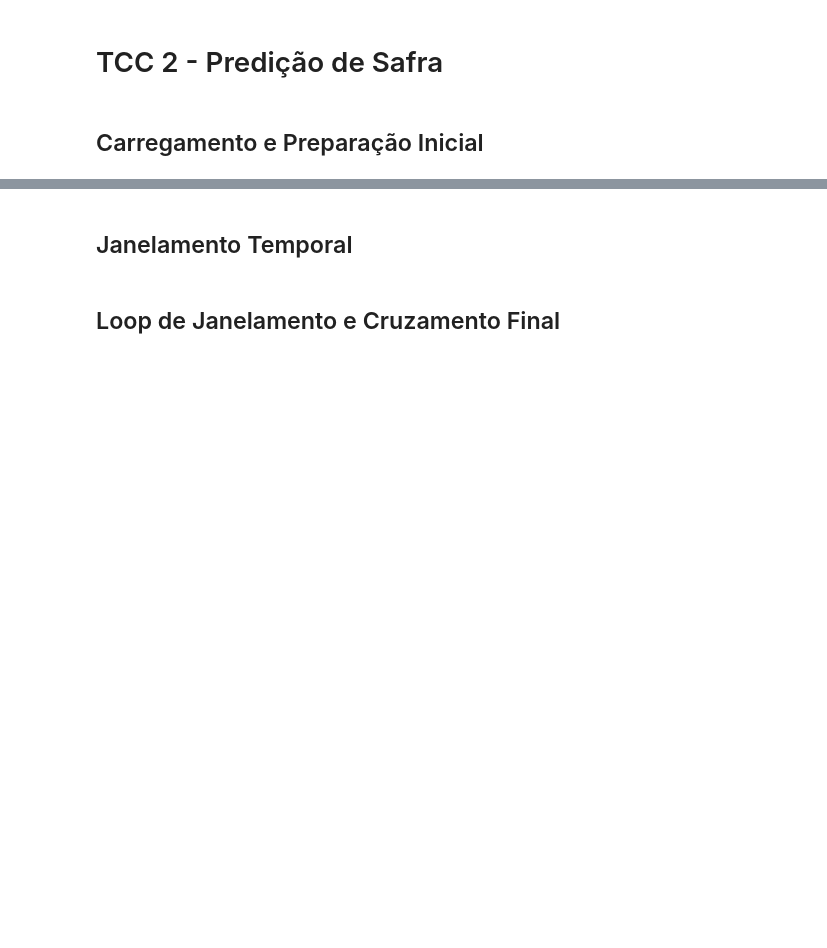
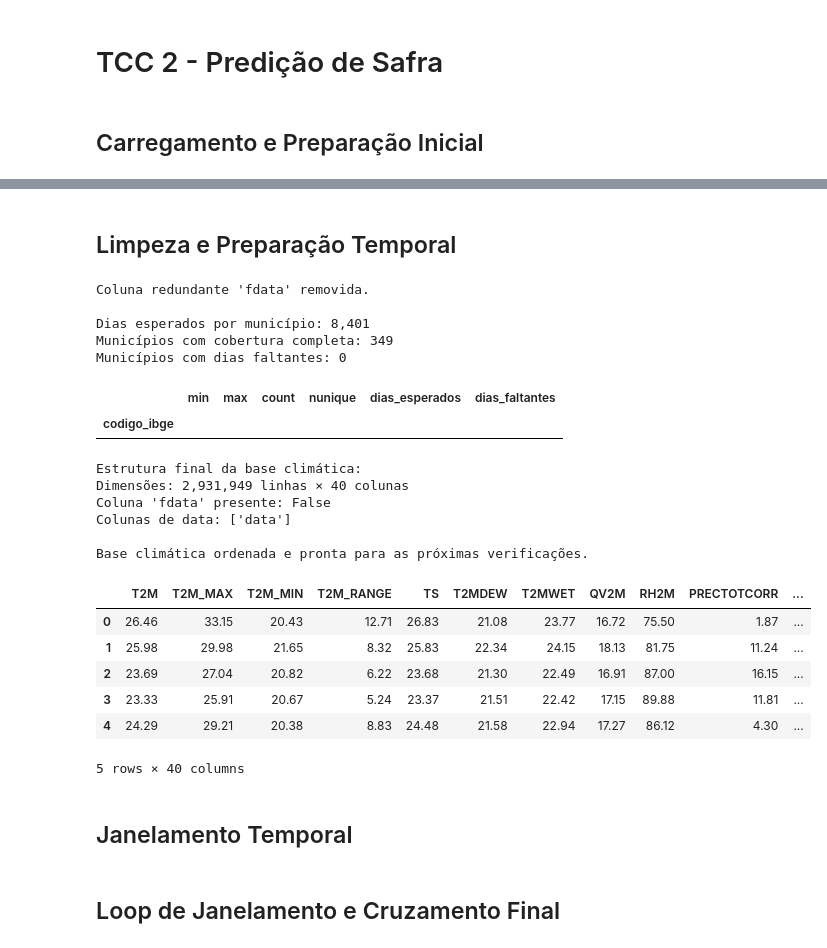
Before and after one commit to thiago-carbonera/Agroclimatology, a Jupyter notebook: Scripts/predicao_produtividade.ipynb, the cells around one changed output, grey strips where cells are left out. Saved outputs shown, nothing was run; the diff lists cells and outputs as text; code cells hidden in the pictures; blank space fills up the shorter version.

```diff
--- a/Scripts/predicao_produtividade.ipynb
+++ b/Scripts/predicao_produtividade.ipynb
@@ -54,3 +156,83 @@ Base de produtividade alinhada com 7329 registros válidos.
+# %% [markdown]
+## Limpeza e Preparação Temporal
+# %%
+# Removendo a coluna de data redundante
+if 'fdata' in df_clima.columns:
+    df_clima.drop(columns=['fdata'], inplace=True)
+    print("Coluna redundante 'fdata' removida.")
+
+df_clima['codigo_ibge'] = pd.to_numeric(
+    df_clima['codigo_ibge'],
+    errors='raise'
+).astype('int64')
+
+df_prod_long['codigo_ibge'] = pd.to_numeric(
+    df_prod_long['codigo_ibge'],
+    errors='raise'
+).astype('int64')
+
+df_clima = df_clima.sort_values(
+    ['codigo_ibge', 'data']
+).reset_index(drop=True)
+
+# Verificando se cada município tem todos os dias do período
+data_inicial = pd.Timestamp('2003-01-01')
+data_final = pd.Timestamp('2025-12-31')
+
+dias_esperados = len(pd.date_range(data_inicial, data_final, freq='D'))
+
+cobertura = (
+    df_clima.groupby('codigo_ibge')['data']
+    .agg(['min', 'max', 'count', 'nunique'])
+)
+
+cobertura['dias_esperados'] = dias_esperados
+cobertura['dias_faltantes'] = (
+    cobertura['dias_esperados'] - cobertura['nunique']
+)
+
+print(f"\nDias esperados por município: {dias_esperados:,}")
+print(f"Municípios com cobertura completa: "
+      f"{(cobertura['dias_faltantes'] == 0).sum():,}")
+print(f"Municípios com dias faltantes: "
+      f"{(cobertura['dias_faltantes'] > 0).sum():,}")
+
+display(
+    cobertura.loc[
+        cobertura['dias_faltantes'] > 0
+    ]
+)
+
+print("\nEstrutura final da base climática:")
+print(f"Dimensões: {df_clima.shape[0]:,} linhas × "
+      f"{df_clima.shape[1]} colunas")
+print(f"Coluna 'fdata' presente: {'fdata' in df_clima.columns}")
+print(f"Colunas de data: "
+      f"{[c for c in df_clima.columns if 'data' in c.lower()]}")
+
+print("\nBase climática ordenada e pronta para as próximas verificações.")
+display(df_clima.head())
+# %% [output]
+Coluna redundante 'fdata' removida.
+
+Dias esperados por município: 8,401
+Municípios com cobertura completa: 349
+Municípios com dias faltantes: 0
+|  | min | max | count | nunique | dias_esperados | dias_faltantes |
+| codigo_ibge |  |  |  |  |  |  |
+Estrutura final da base climática:
+Dimensões: 2,931,949 linhas × 40 colunas
+Coluna 'fdata' presente: False
+Colunas de data: ['data']
+
+Base climática ordenada e pronta para as próximas verificações.
+|  | T2M | T2M_MAX | T2M_MIN | T2M_RANGE | TS | T2MDEW | T2MWET | QV2M | RH2M | PRECTOTCORR | ... |
+| 0 | 26.46 | 33.15 | 20.43 | 12.71 | 26.83 | 21.08 | 23.77 | 16.72 | 75.50 | 1.87 | ... |
+| 1 | 25.98 | 29.98 | 21.65 | 8.32 | 25.83 | 22.34 | 24.15 | 18.13 | 81.75 | 11.24 | ... |
+| 2 | 23.69 | 27.04 | 20.82 | 6.22 | 23.68 | 21.30 | 22.49 | 16.91 | 87.00 | 16.15 | ... |
+| 3 | 23.33 | 25.91 | 20.67 | 5.24 | 23.37 | 21.51 | 22.42 | 17.15 | 89.88 | 11.81 | ... |
+| 4 | 24.29 | 29.21 | 20.38 | 8.83 | 24.48 | 21.58 | 22.94 | 17.27 | 86.12 | 4.30 | ... |
+5 rows × 40 columns
 # %% [markdown]
 ## Janelamento Temporal
 # %%
```
Also changed, not shown: parts of 7 cells of this notebook.
